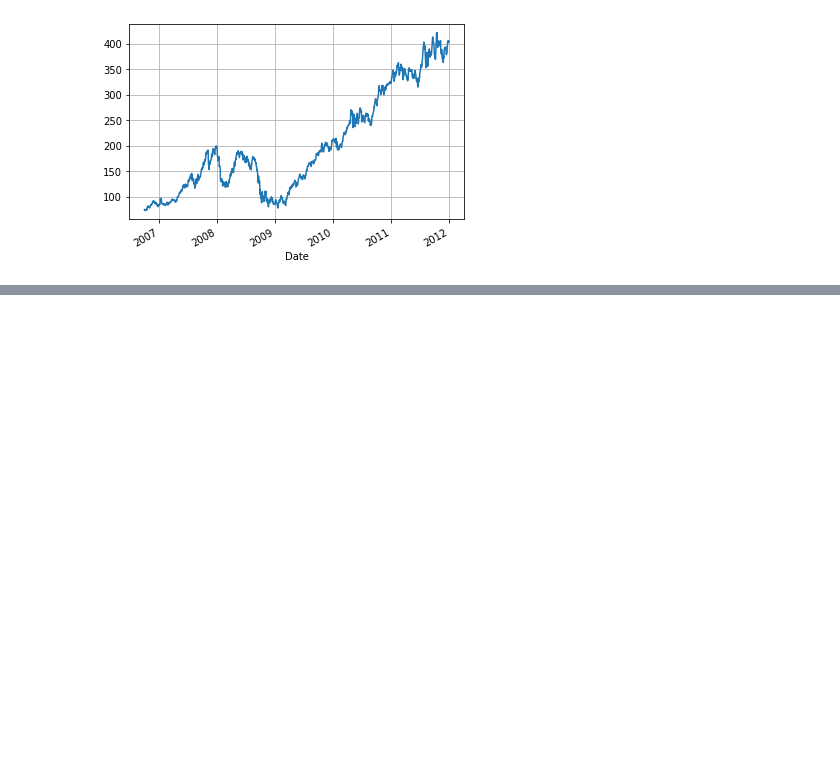
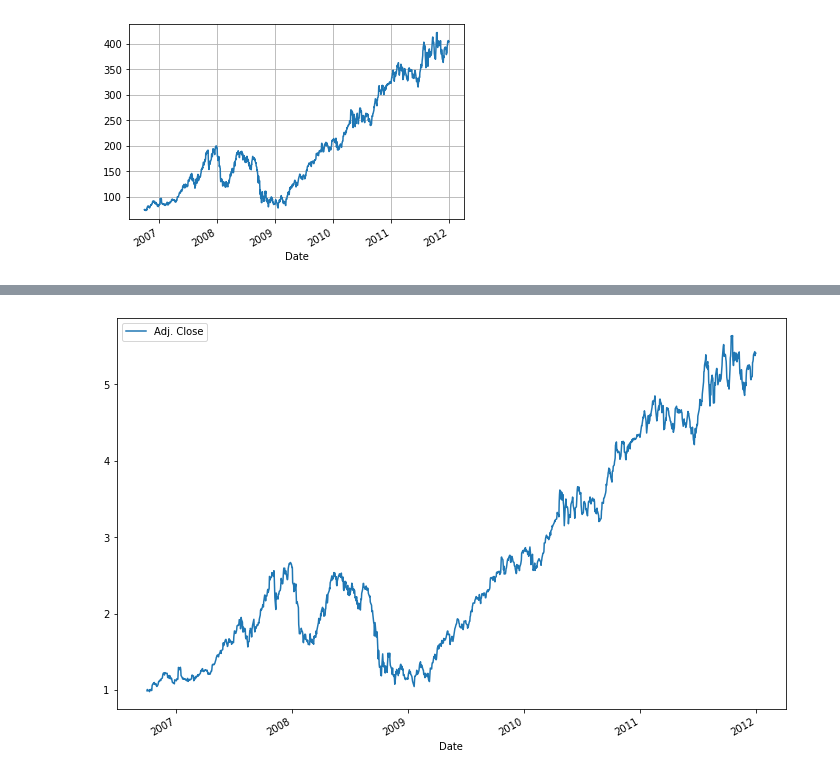
Before and after one commit to soundreaper/DS-2.9-Algorithmic-Trading, a Jupyter notebook: APPL DATA AND TRADING TEST.ipynb, the cells around one changed output, grey strips where cells are left out. Drawn from its saved outputs; the diff is of its cells as text; code cells hidden in the pictures; blank space fills up the shorter version.

```diff
--- a/APPL DATA AND TRADING TEST.ipynb
+++ b/APPL DATA AND TRADING TEST.ipynb
@@ -132,0 +247,6 @@ plt.show()
+# %%
+# Calculate the cumulative daily returns
+cum_daily_return = (1 + daily_pct_change).cumprod()
+
+# Print `cum_daily_return`
+print(cum_daily_return)
@@ -132,0 +269,8 @@ plt.show()
+# %%
+# Plot the cumulative daily returns
+cum_daily_return.plot(figsize=(12,8))
+
+# Show the plot
+plt.show()
+# %% [output]
+[figure, added]
```
Also changed, not shown: parts of 16 cells of this notebook.
